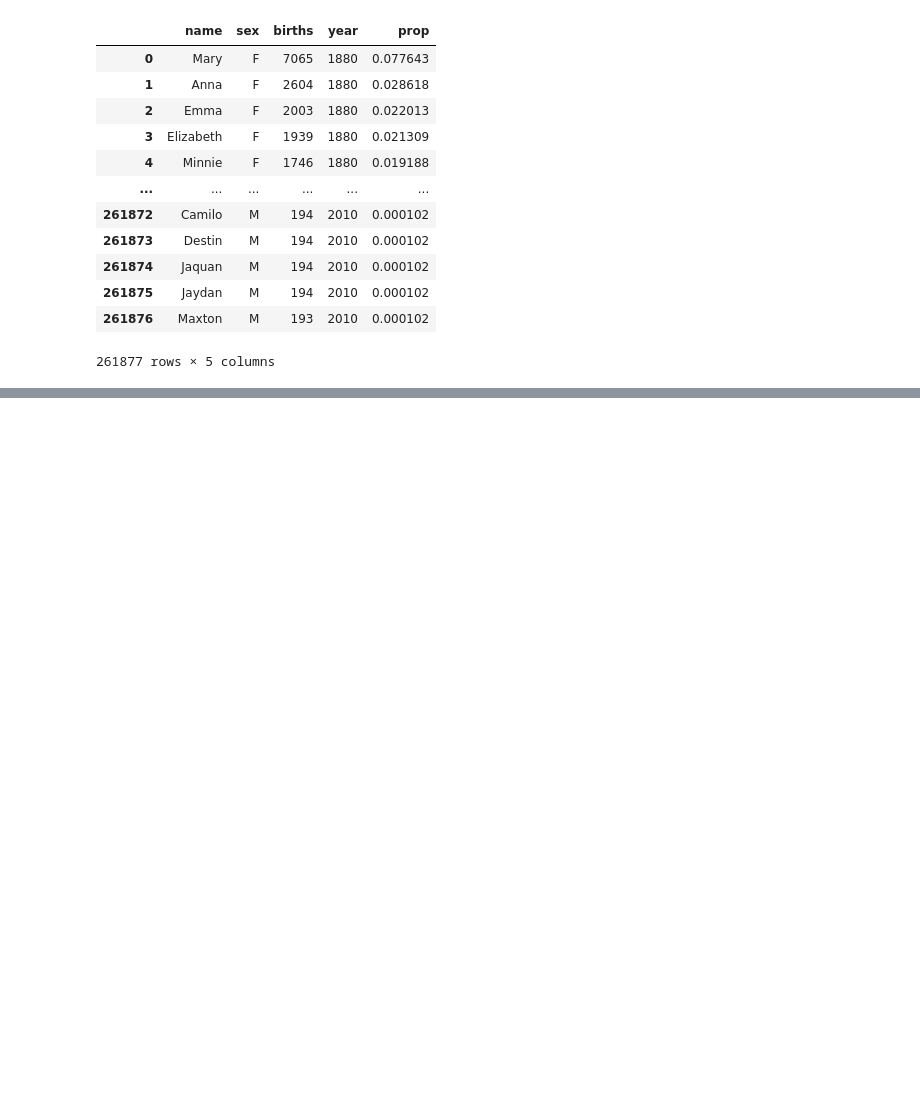
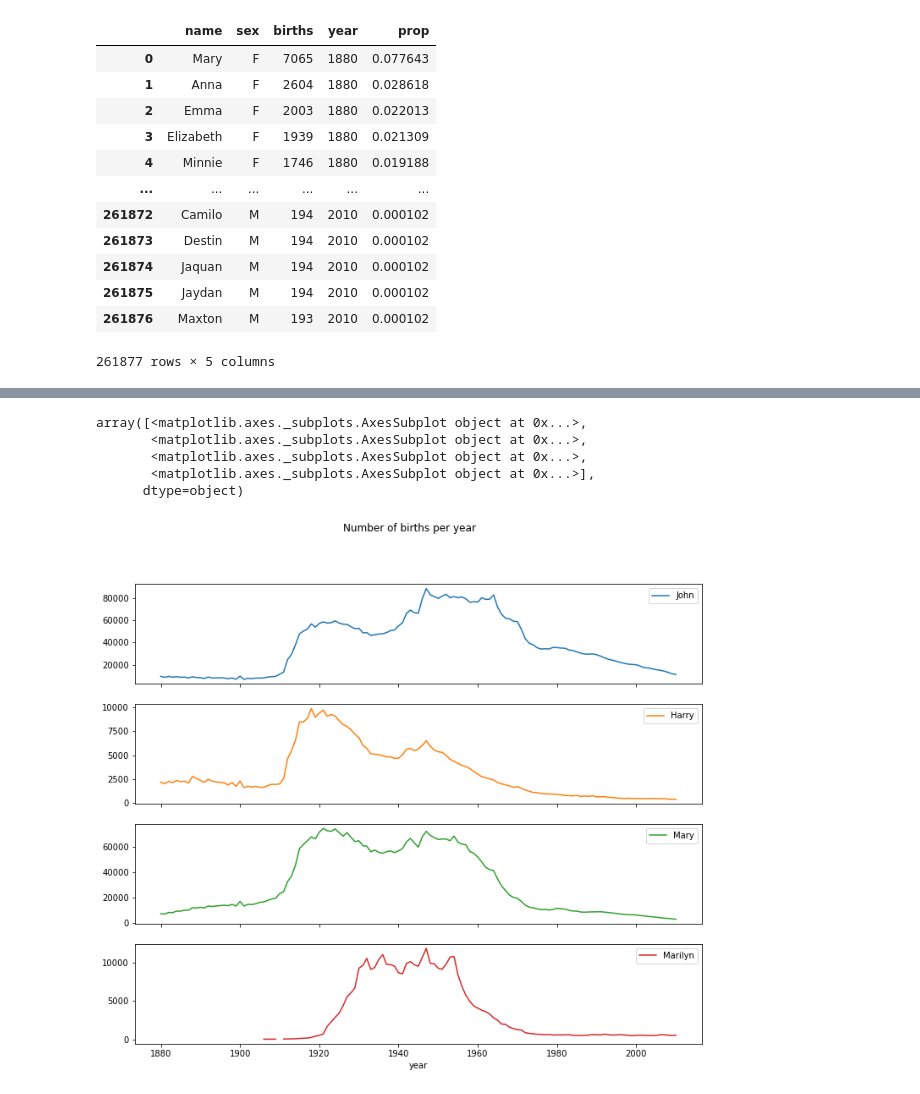
Before and after one commit to ikeven94/py_repo, a Jupyter notebook: Pandas_Numpy/Pandas_pivot_table.ipynb, the cells around one changed output, grey strips where cells are left out. Saved outputs shown, nothing was run; the diff lists cells and outputs as text; code cells hidden in the pictures; blank space fills up the shorter version.

```diff
--- a/Pandas_Numpy/Pandas_pivot_table.ipynb
+++ b/Pandas_Numpy/Pandas_pivot_table.ipynb
@@ -254,0 +337,9 @@ top1000
+# %%
+subset.plot(subplots=True,figsize=(12,10), title='Number of births per year')
+# %% [output]
+array([<matplotlib.axes._subplots.AxesSubplot object at 0x...>,
+       <matplotlib.axes._subplots.AxesSubplot object at 0x...>,
+       <matplotlib.axes._subplots.AxesSubplot object at 0x...>,
+       <matplotlib.axes._subplots.AxesSubplot object at 0x...>],
+      dtype=object)
+[figure, added]
```
Also changed, not shown: parts of 14 cells of this notebook.
